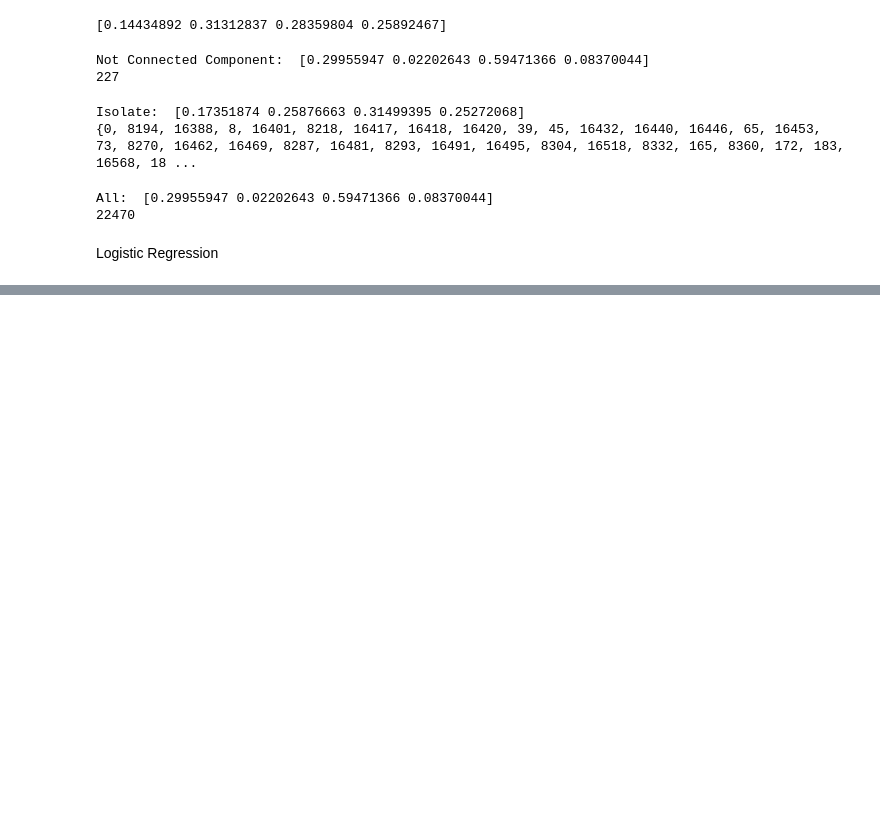
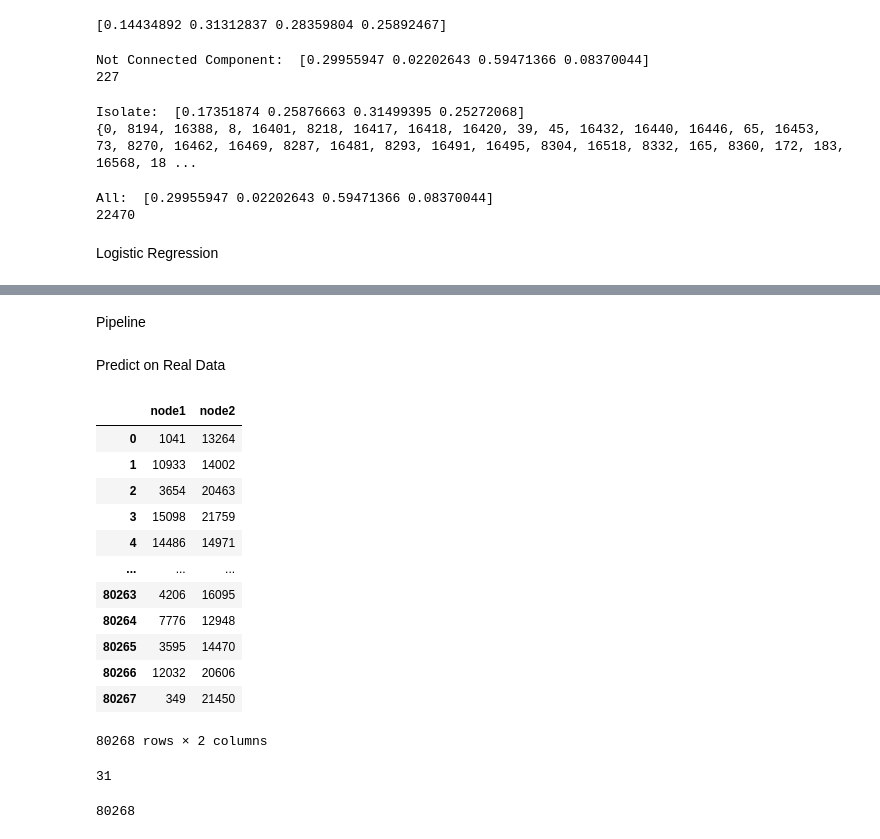
Before and after one commit to bHoepfl/datathon-2022, a Jupyter notebook: BillsDatathon.ipynb, the cells around one changed output, grey strips where cells are left out. Drawn from its saved outputs; the diff is of its cells as text; code cells hidden in the pictures; blank space fills up the shorter version.

```diff
--- a/BillsDatathon.ipynb
+++ b/BillsDatathon.ipynb
@@ -679,0 +716,34 @@ accuracy_score(y_test, y_pred)
+# %% [markdown]
+Pipeline
+# %% [markdown]
+Predict on Real Data
+# %%
+test_edges
+# %% [output]
+|  | node1 | node2 |
+| 0 | 1041 | 13264 |
+| 1 | 10933 | 14002 |
+| 2 | 3654 | 20463 |
+| 3 | 15098 | 21759 |
+| 4 | 14486 | 14971 |
+| ... | ... | ... |
+| 80263 | 4206 | 16095 |
+| 80264 | 7776 | 12948 |
+| 80265 | 3595 | 14470 |
+| 80266 | 12032 | 20606 |
+| 80267 | 349 | 21450 |
+80268 rows × 2 columns
+# %%
+self_referential = []
+for _, row in test_edges.iterrows():
+  node1 = row['node1']
+  node2 = row['node2']
+  if node1 == node2:
+    self_referential.append(node1)
+print(len(self_referential))
+# %% [output]
+31
+# %%
+test_edges.shape[0]
+# %% [output]
+80268
```
Also changed, not shown: parts of 33 cells of this notebook.
